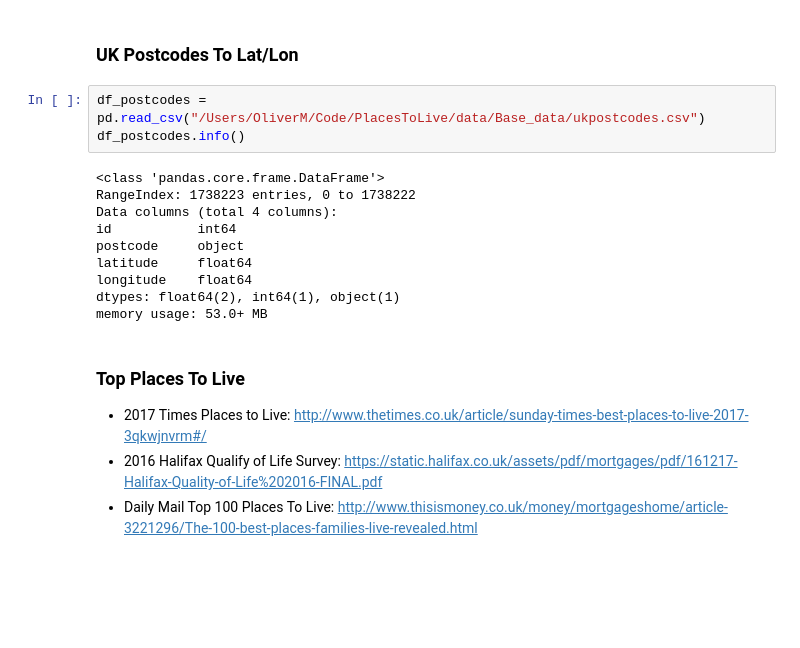
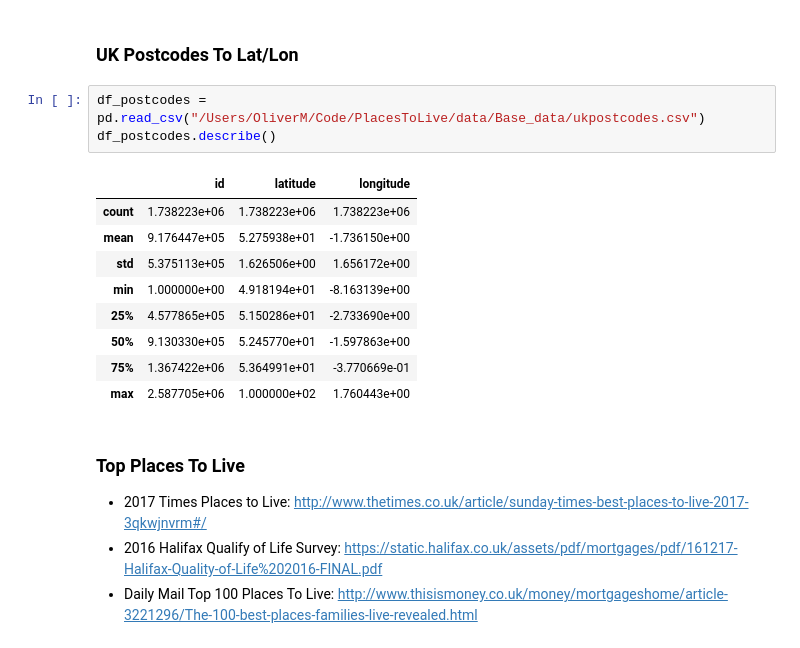
Before and after one commit to omeyrick/PlacesToLive, a Jupyter notebook: Jupyter - PlacesToLive.ipynb, the cells around one changed output. Drawn from its saved outputs; the diff is of its cells as text; blank space fills up the shorter version.

```diff
--- a/Jupyter - PlacesToLive.ipynb
+++ b/Jupyter - PlacesToLive.ipynb
@@ -12,17 +12,17 @@ from plotly.tools import FigureFactory as ff
 ### UK Postcodes To Lat/Lon
 # %%
 df_postcodes = pd.read_csv("/Users/OliverM/Code/PlacesToLive/data/Base_data/ukpostcodes.csv")
-df_postcodes.info()
+df_postcodes.describe()
 # %% [output]
-<class 'pandas.core.frame.DataFrame'>
-RangeIndex: 1738223 entries, 0 to 1738222
-Data columns (total 4 columns):
-id           int64
-postcode     object
-latitude     float64
-longitude    float64
-dtypes: float64(2), int64(1), object(1)
-memory usage: 53.0+ MB
+|  | id | latitude | longitude |
+| count | 1.738223e+06 | 1.738223e+06 | 1.738223e+06 |
+| mean | 9.176447e+05 | 5.275938e+01 | -1.736150e+00 |
+| std | 5.375113e+05 | 1.626506e+00 | 1.656172e+00 |
+| min | 1.000000e+00 | 4.918194e+01 | -8.163139e+00 |
+| 25% | 4.577865e+05 | 5.150286e+01 | -2.733690e+00 |
+| 50% | 9.130330e+05 | 5.245770e+01 | -1.597863e+00 |
+| 75% | 1.367422e+06 | 5.364991e+01 | -3.770669e-01 |
+| max | 2.587705e+06 | 1.000000e+02 | 1.760443e+00 |
 # %% [markdown]
 ### Top Places To Live
 
```
Also changed, not shown: parts of 10 cells of this notebook, 1 other file.
